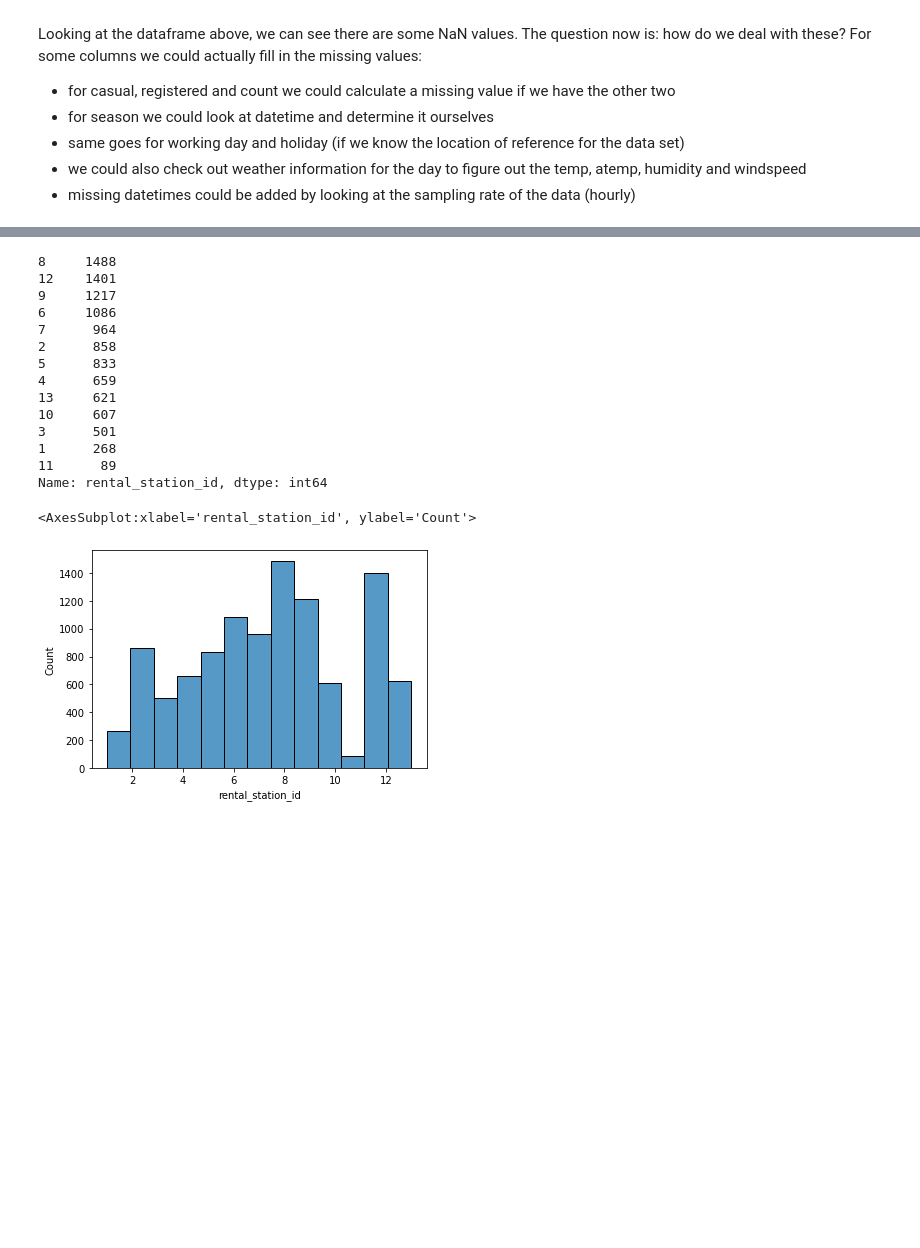
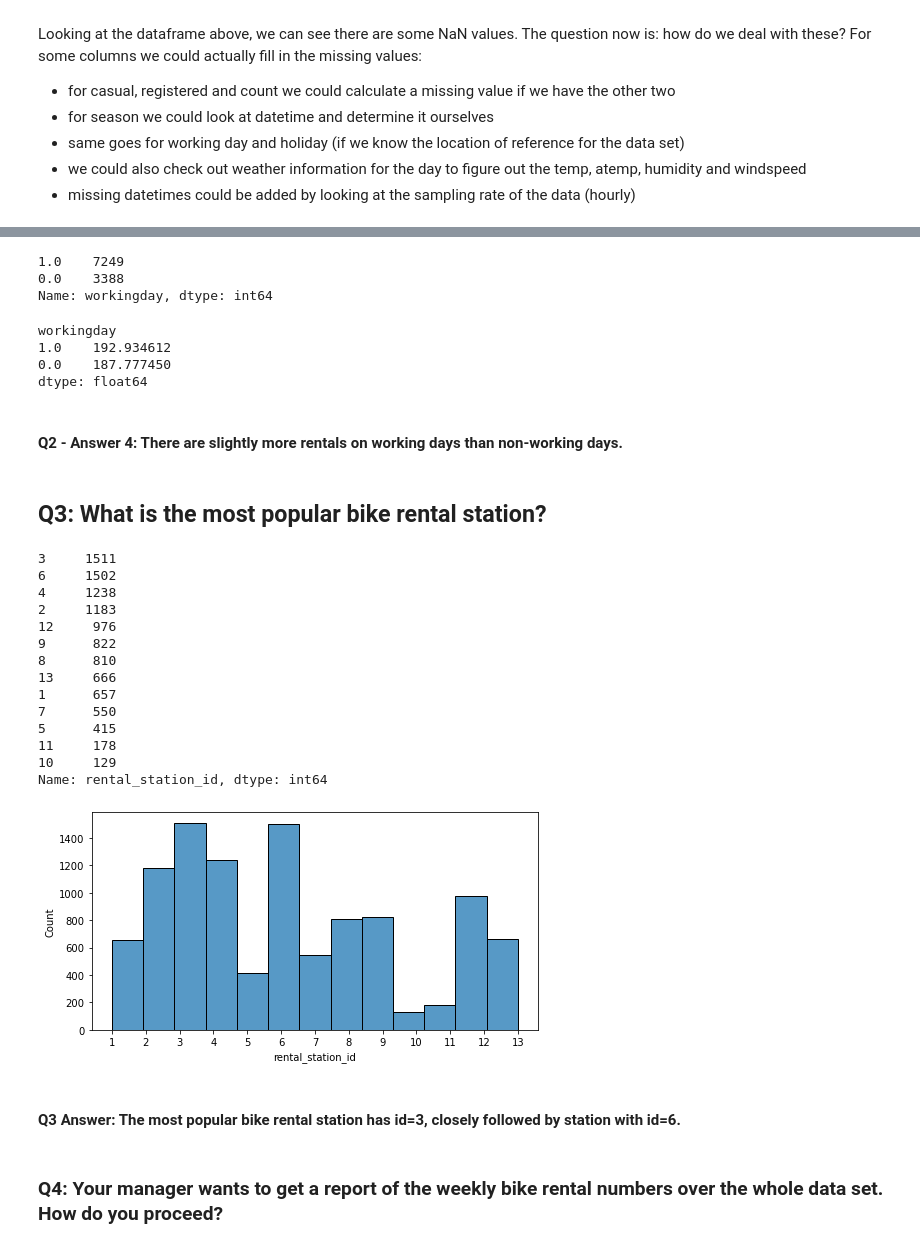
Before and after one commit to StefanieStoppel/interview_preparation, a Jupyter notebook: notebooks/bike_sharing.ipynb, the cells around one changed output, grey strips where cells are left out. Drawn from its saved outputs; the diff is of its cells as text; code cells hidden in the pictures; blank space fills up the shorter version.

Commit message:
feat: add sample results / answers and plots

```diff
--- a/notebooks/bike_sharing.ipynb
+++ b/notebooks/bike_sharing.ipynb
@@ -82,0 +104,6 @@ For some columns we could actually fill in the missing values:
+# %%
+# cast "datetime" column to actual datetime type
+df["datetime"] = pd.to_datetime(df["datetime"])
+# %%
+# add column for hour (of day)
+df["hour"] = df["datetime"].dt.hour
@@ -83,22 +188,45 @@ For some columns we could actually fill in the missing values:
+# %%
+df["workingday"].value_counts()
+# %% [output]
+1.0    7249
+0.0    3388
+Name: workingday, dtype: int64
+# %%
+rentals_per_workingday_type = workingday_type_rentals["count"] / df["workingday"].value_counts()
+rentals_per_workingday_type
+# %% [output]
+workingday
+1.0    192.934612
+0.0    187.777450
+dtype: float64
+# %% [markdown]
+#### Q2 - Answer 4: There are slightly more rentals on working days than non-working days.
+# %% [markdown]
+## Q3: What is the most popular bike rental station?
 # %%
 df["rental_station_id"].value_counts()
 # %% [output]
-8     1488
-12    1401
-9     1217
-6     1086
-7      964
-2      858
-5      833
-4      659
-13     621
-10     607
-3      501
-1      268
-11      89
+3     1511
+6     1502
+4     1238
+2     1183
+12     976
+9      822
+8      810
+13     666
+1      657
+7      550
+5      415
+11     178
+10     129
 Name: rental_station_id, dtype: int64
 # %%
+fig, ax = plt.subplots(figsize=(8, 4))
 sns.histplot(data=df, x="rental_station_id", bins=13)
+ax.set_xticks(range(1, 14));
 # %% [output]
-<AxesSubplot:xlabel='rental_station_id', ylabel='Count'>
-[figure, old version]
+[figure, new version]
+# %% [markdown]
+#### Q3 Answer: The most popular bike rental station has id=3, closely followed by station with id=6.
+# %% [markdown]
+### Q4: Your manager wants to get a report of the weekly bike rental numbers over the whole data set. How do you proceed?
```
Also changed, not shown: parts of 29 cells of this notebook.
